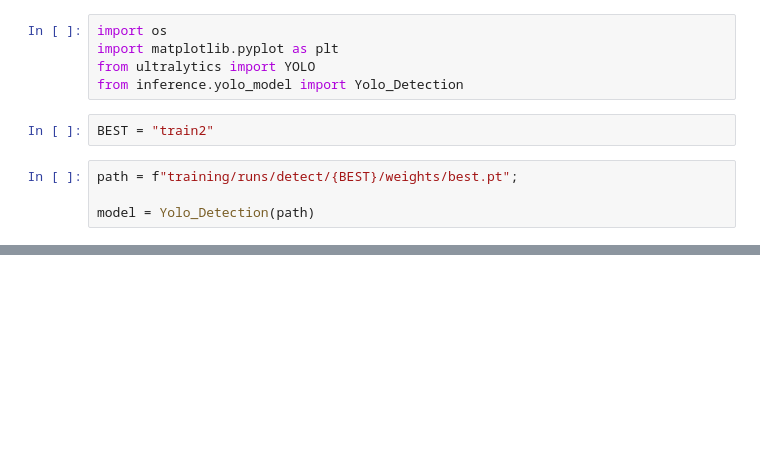
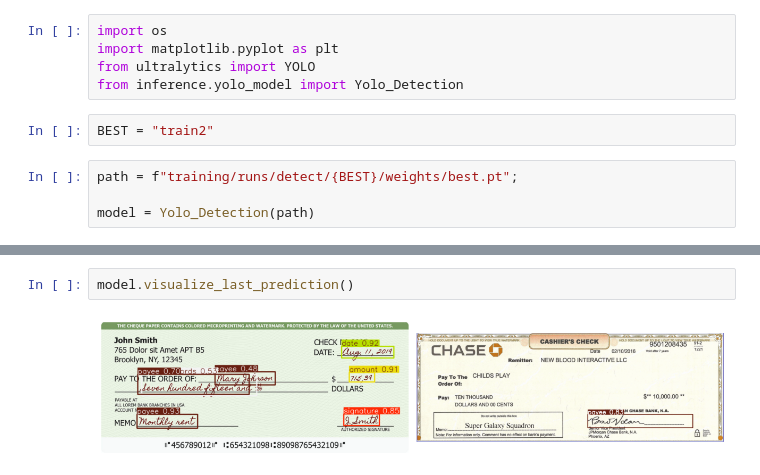
Before and after one commit to Automation-Anywhere-1B/CV-Document-Data-Extraction, a Jupyter notebook: Yolo Stacked/yolo/example.ipynb, the cells around one changed output, grey strips where cells are left out. Cells and saved outputs as stored; diff of their text form; blank space fills up the shorter version.

```diff
--- a/Yolo Stacked/yolo/example.ipynb
+++ b/Yolo Stacked/yolo/example.ipynb
@@ -20,0 +25,4 @@ Speed: 2.3ms preprocess, 70.2ms inference, 7.4ms postprocess per image at shape
+# %%
+model.visualize_last_prediction()
+# %% [output]
+[figure, added]
```
Also changed, not shown: parts of 3 cells of this notebook, 3 other files.
